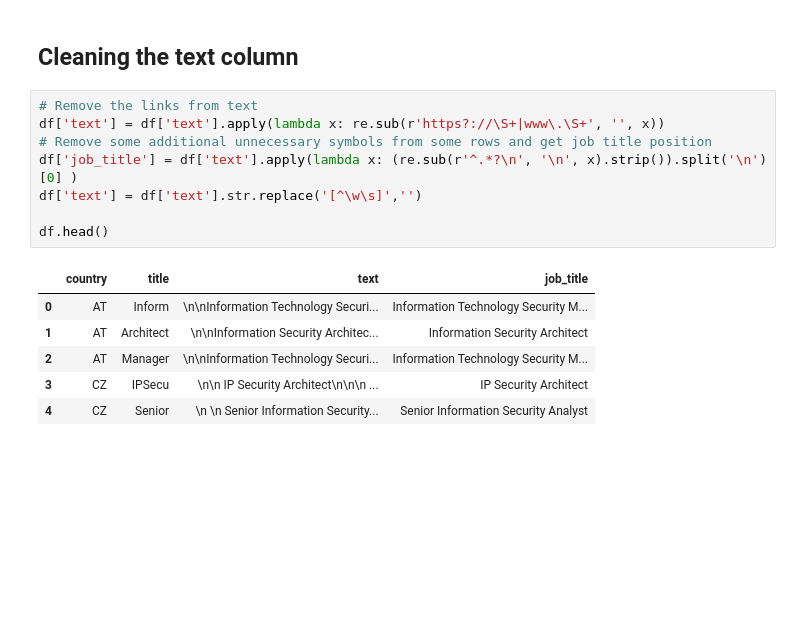
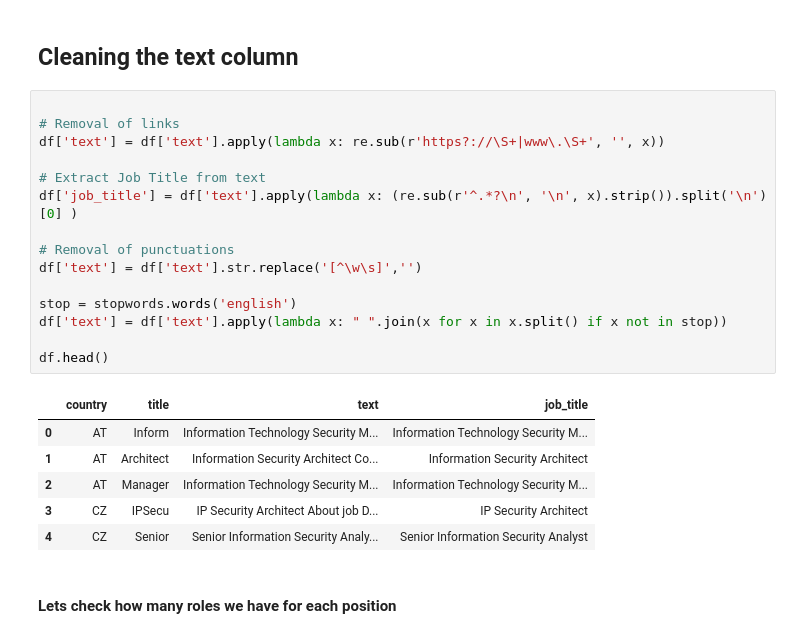
Before and after one commit to Elshan777/cybersecurity-job-ad-analysis, a Jupyter notebook: Milestone 1.ipynb, the cells around one changed output. Saved outputs shown, nothing was run; the diff lists cells and outputs as text; blank space fills up the shorter version.

```diff
--- a/Milestone 1.ipynb
+++ b/Milestone 1.ipynb
@@ -78,17 +81,26 @@ df.head()
 # %% [markdown]
 ## Cleaning the text column
 # %%
-# Remove the links from text
+
+# Removal of links
 df['text'] = df['text'].apply(lambda x: re.sub(r'https?://\S+|www\.\S+', '', x))
-# Remove some additional unnecessary symbols from some rows and get job title position
+
+# Extract Job Title from text
 df['job_title'] = df['text'].apply(lambda x: (re.sub(r'^.*?\n', '\n', x).strip()).split('\n')[0] )
+
+# Removal of punctuations
 df['text'] = df['text'].str.replace('[^\w\s]','')
 
+stop = stopwords.words('english')
+df['text'] = df['text'].apply(lambda x: " ".join(x for x in x.split() if x not in stop))
+
 df.head()
 # %% [output]
 |  | country | title | text | job_title |
-| 0 | AT | Inform | \n\nInformation Technology Securi... | Information Technology Security M... |
-| 1 | AT | Architect | \n\nInformation Security Architec... | Information Security Architect |
-| 2 | AT | Manager | \n\nInformation Technology Securi... | Information Technology Security M... |
-| 3 | CZ | IPSecu | \n\n IP Security Architect\n\n\n ... | IP Security Architect |
-| 4 | CZ | Senior | \n \n Senior Information Security... | Senior Information Security Analyst |
+| 0 | AT | Inform | Information Technology Security M... | Information Technology Security M... |
+| 1 | AT | Architect | Information Security Architect Co... | Information Security Architect |
+| 2 | AT | Manager | Information Technology Security M... | Information Technology Security M... |
+| 3 | CZ | IPSecu | IP Security Architect About job D... | IP Security Architect |
+| 4 | CZ | Senior | Senior Information Security Analy... | Senior Information Security Analyst |
+# %% [markdown]
+#### Lets check how many roles we have for each position
```
Also changed, not shown: parts of 21 cells of this notebook, 1 other file.
